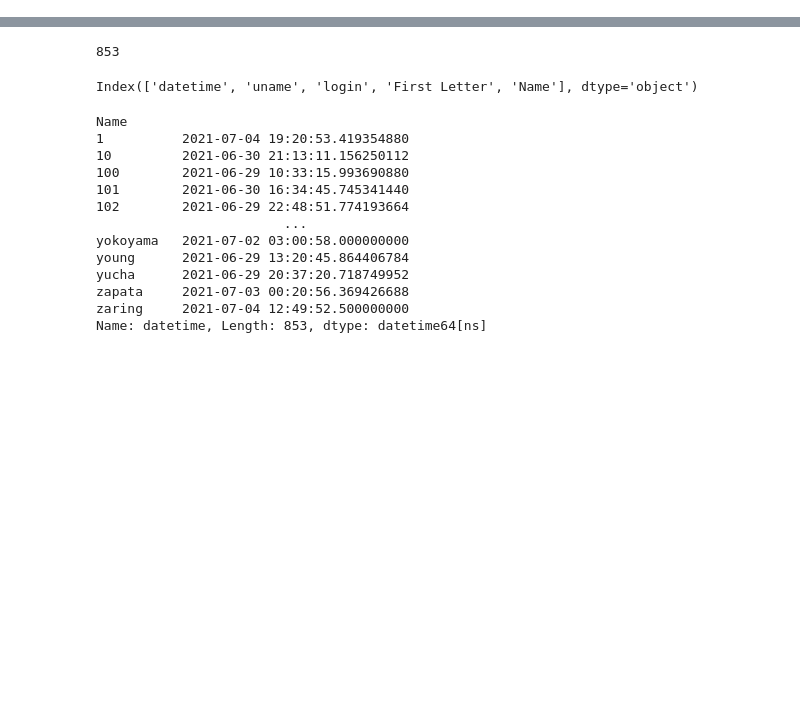
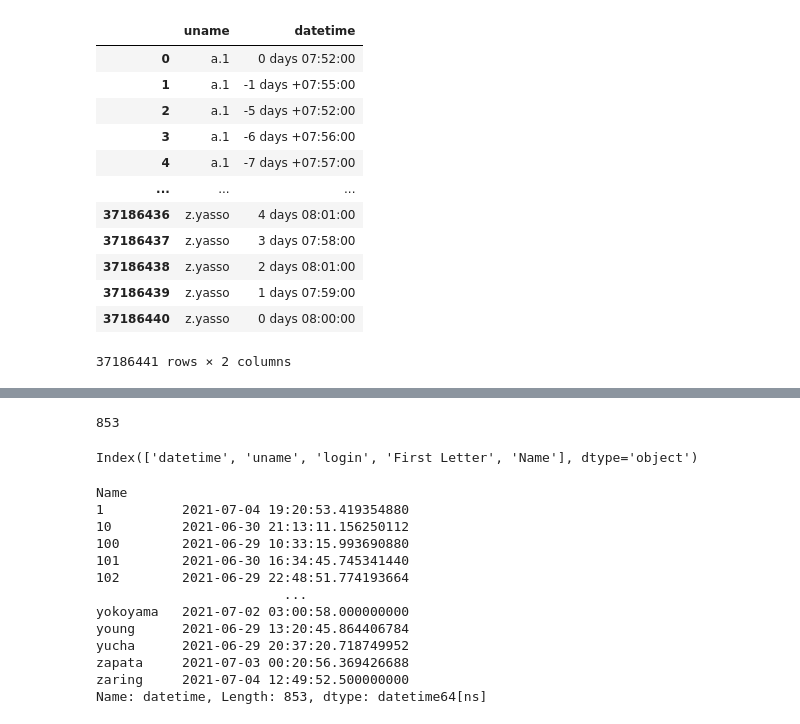
Before and after one commit to jamorr/nsa_challenge, a Jupyter notebook: logins.ipynb, the cells around one changed output, grey strips where cells are left out. Drawn from its saved outputs; the diff is of its cells as text; code cells hidden in the pictures; blank space fills up the shorter version.

```diff
--- a/logins.ipynb
+++ b/logins.ipynb
@@ -30,0 +76,2 @@ df = df.set_index("datetime")
+# %%
+first_logout_after_login = first_logout_after_login.drop("uname", axis=1)
@@ -30,0 +84,16 @@ df = df.set_index("datetime")
+# %%
+result
+# %% [output]
+|  | uname | datetime |
+| 0 | a.1 | 0 days 07:52:00 |
+| 1 | a.1 | -1 days +07:55:00 |
+| 2 | a.1 | -5 days +07:52:00 |
+| 3 | a.1 | -6 days +07:56:00 |
+| 4 | a.1 | -7 days +07:57:00 |
+| ... | ... | ... |
+| 37186436 | z.yasso | 4 days 08:01:00 |
+| 37186437 | z.yasso | 3 days 07:58:00 |
+| 37186438 | z.yasso | 2 days 08:01:00 |
+| 37186439 | z.yasso | 1 days 07:59:00 |
+| 37186440 | z.yasso | 0 days 08:00:00 |
+37186441 rows × 2 columns
```
Also changed, not shown: parts of 10 cells of this notebook.
